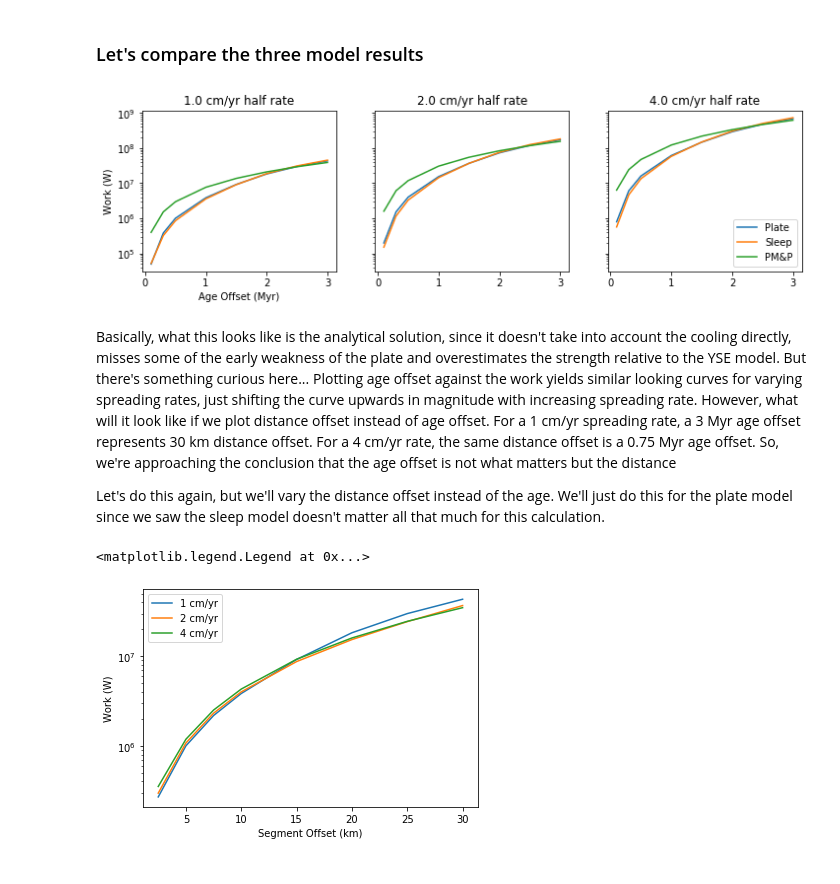
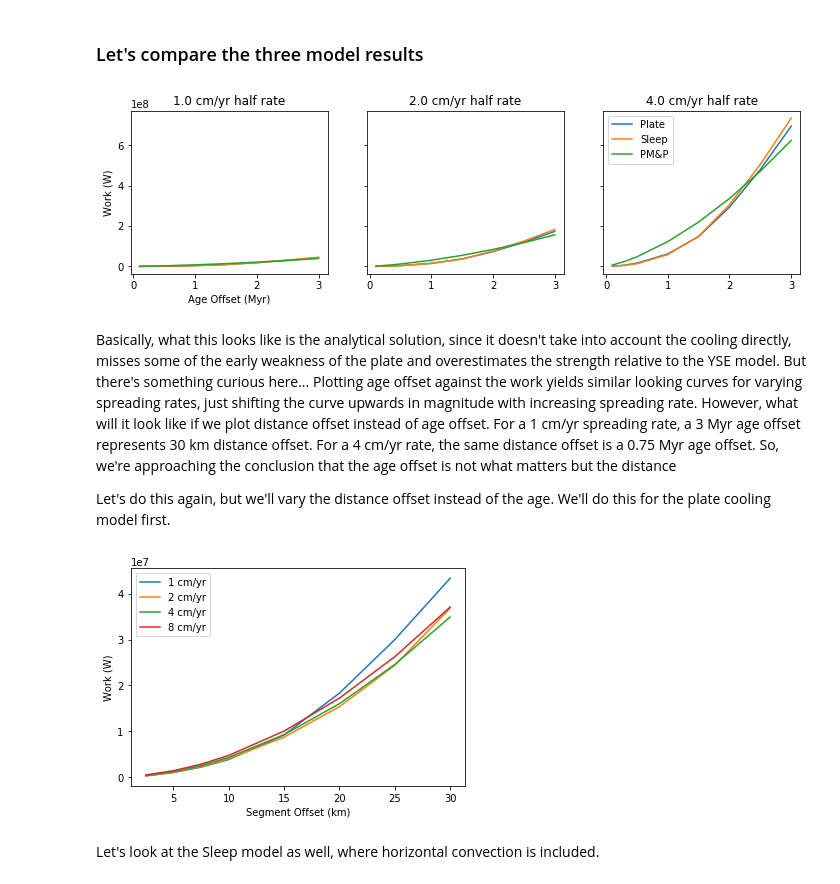
Before and after one commit to hughaharper/yield-strength-envelope, a Jupyter notebook: src/strain_energy/transform-energy.ipynb, the cells around one changed output. Cells and saved outputs as stored; diff of their text form; code cells hidden in the pictures.

Commit message:
Changed log scaling to linear, added some figures

```diff
--- a/src/strain_energy/transform-energy.ipynb
+++ b/src/strain_energy/transform-energy.ipynb
@@ -127,9 +127,9 @@ plot_transform_energy(rates,offsets,phi_sleep)
 fig_a, axes = plt.subplots(nrows=1,ncols=m,sharey='all',sharex='all',figsize=(12.0, 3.0))
 j = 0
 for rate in rates:
-    axes[j].semilogy(offsets,phi_plate[j,:],label="Plate")
-    axes[j].semilogy(offsets,phi_sleep[j,:],label="Sleep")
-    axes[j].semilogy(offsets,phi_anal[j,:],label="PM&P")
+    axes[j].plot(offsets,phi_plate[j,:],label="Plate")
+    axes[j].plot(offsets,phi_sleep[j,:],label="Sleep")
+    axes[j].plot(offsets,phi_anal[j,:],label="PM&P")
     axes[j].set_title(str(rate*100) + ' cm/yr half rate')
     if j == 0:
         axes[j].set_xlabel('Age Offset (Myr)')
@@ -138,15 +138,14 @@ for rate in rates:
         axes[j].legend()
     j += 1
 # %% [output]
-[figure, old version]
+[figure, new version]
 # %% [markdown]
 Basically, what this looks like is the analytical solution, since it doesn't take into account the cooling directly, misses some of the early weakness of the plate and overestimates the strength relative to the YSE model. But there's something curious here... Plotting age offset against the work yields similar looking curves for varying spreading rates, just shifting the curve upwards in magnitude with increasing spreading rate. However, what will it look like if we plot distance offset instead of age offset. For a 1 cm/yr spreading rate, a 3 Myr age offset represents 30 km distance offset. For a 4 cm/yr rate, the same distance offset is a 0.75 Myr age offset. So, we're approaching the conclusion that the age offset is not what matters but the distance
 
-Let's do this again, but we'll vary the distance offset instead of the age. We'll just do this for the plate model since we saw the sleep model doesn't matter all that much for this calculation.
+Let's do this again, but we'll vary the distance offset instead of the age. We'll do this for the plate cooling model first.
 # %%
-rates = [0.01,0.02,0.04]
-dist_offsets = [2.5,5,7.5,10,15,20,25,30]
+rates = [0.01,0.02,0.04,0.08]
+dist_offsets = [2.5,5,7.5,10,15,20,25,30] # in km
 m = len(rates)
 n = len(dist_offsets)
-phi_plate = np.zeros((m,n))
 # %%
@@ -162,13 +162,16 @@ for rate in rates:
 # %%
 fig_a, axes = plt.subplots()
 
-axes.semilogy(dist_offsets,phi_plate[0,:],label="1 cm/yr")
-axes.semilogy(dist_offsets,phi_plate[1,:],label="2 cm/yr")
-axes.semilogy(dist_offsets,phi_plate[2,:],label="4 cm/yr")
+axes.plot(dist_offsets,phi_plate[0,:],label="1 cm/yr")
+axes.plot(dist_offsets,phi_plate[1,:],label="2 cm/yr")
+axes.plot(dist_offsets,phi_plate[2,:],label="4 cm/yr")
+axes.plot(dist_offsets,phi_plate[3,:],label="8 cm/yr")
 
 axes.set_xlabel('Segment Offset (km)')
 axes.set_ylabel('Work (W)')
 axes.legend()
+plt.show()
 # %% [output]
-<matplotlib.legend.Legend at 0x...>
-[figure, old version]
+[figure, new version]
+# %% [markdown]
+Let's look at the Sleep model as well, where horizontal convection is included.
```
Also changed, not shown: parts of 12 cells of this notebook.
